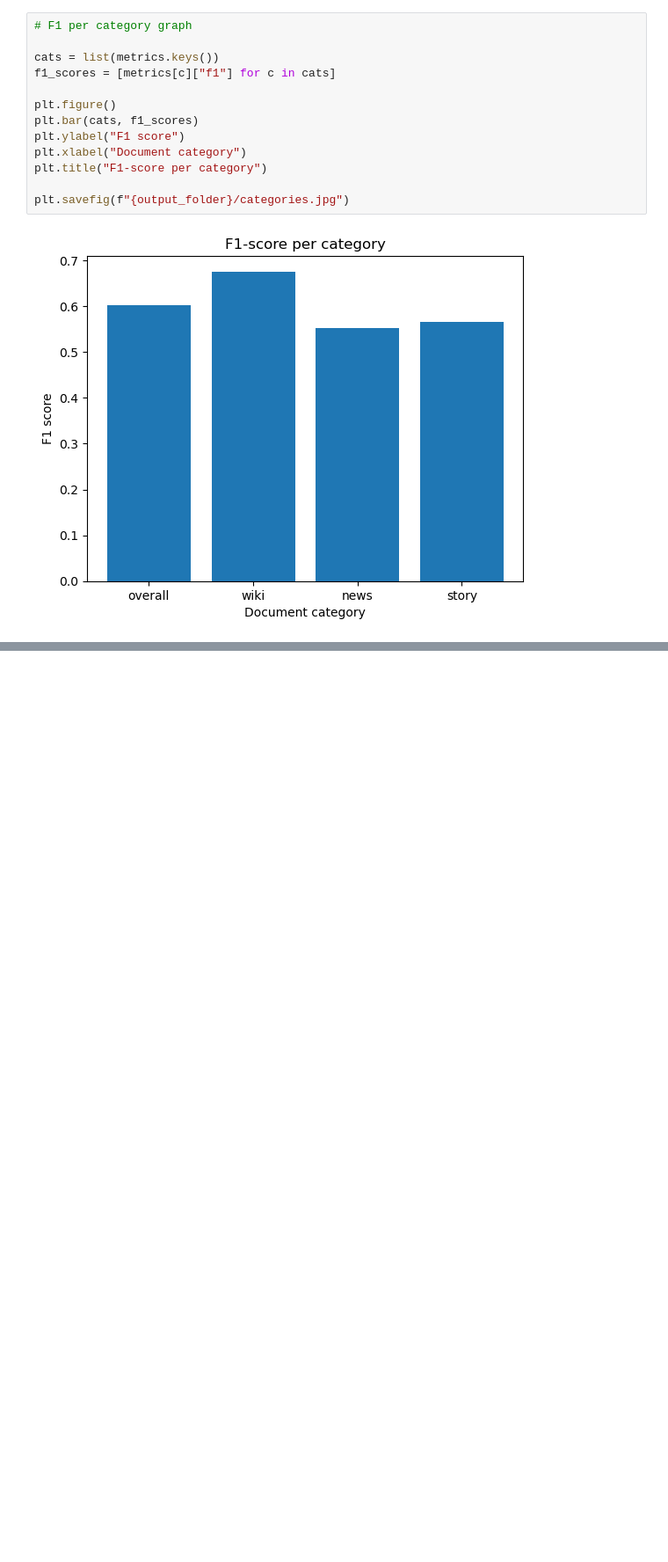
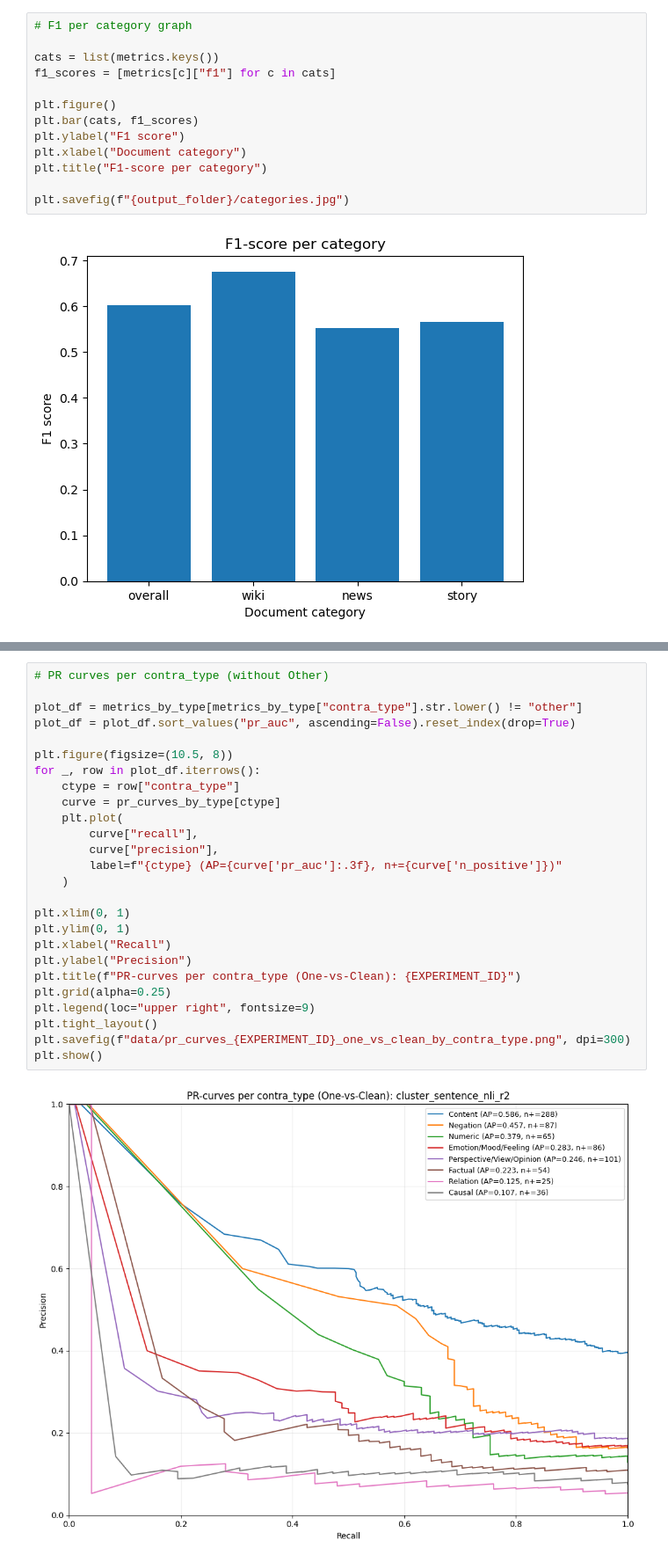
Before and after one commit to ErwinTerpstra/DocumentContradictionDetection, a Jupyter notebook: DataAnalysis.ipynb, the cells around one changed output, grey strips where cells are left out. Shown at 88% size. Drawn from its saved outputs; the diff is of its cells as text; blank space fills up the shorter version.

```diff
--- a/DataAnalysis.ipynb
+++ b/DataAnalysis.ipynb
@@ -237,0 +353,28 @@ plt.savefig(f"{output_folder}/categories.jpg")
+# %%
+# PR curves per contra_type (without Other)
+
+plot_df = metrics_by_type[metrics_by_type["contra_type"].str.lower() != "other"]
+plot_df = plot_df.sort_values("pr_auc", ascending=False).reset_index(drop=True)
+
+plt.figure(figsize=(10.5, 8))
+for _, row in plot_df.iterrows():
+    ctype = row["contra_type"]
+    curve = pr_curves_by_type[ctype]
+    plt.plot(
+        curve["recall"],
+        curve["precision"],
+        label=f"{ctype} (AP={curve['pr_auc']:.3f}, n+={curve['n_positive']})"
+    )
+
+plt.xlim(0, 1)
+plt.ylim(0, 1)
+plt.xlabel("Recall")
+plt.ylabel("Precision")
+plt.title(f"PR-curves per contra_type (One-vs-Clean): {EXPERIMENT_ID}")
+plt.grid(alpha=0.25)
+plt.legend(loc="upper right", fontsize=9)
+plt.tight_layout()
+plt.savefig(f"data/pr_curves_{EXPERIMENT_ID}_one_vs_clean_by_contra_type.png", dpi=300)
+plt.show()
+# %% [output]
+[figure, added]
```
Also changed, not shown: parts of 4 cells of this notebook, 2 other files.
